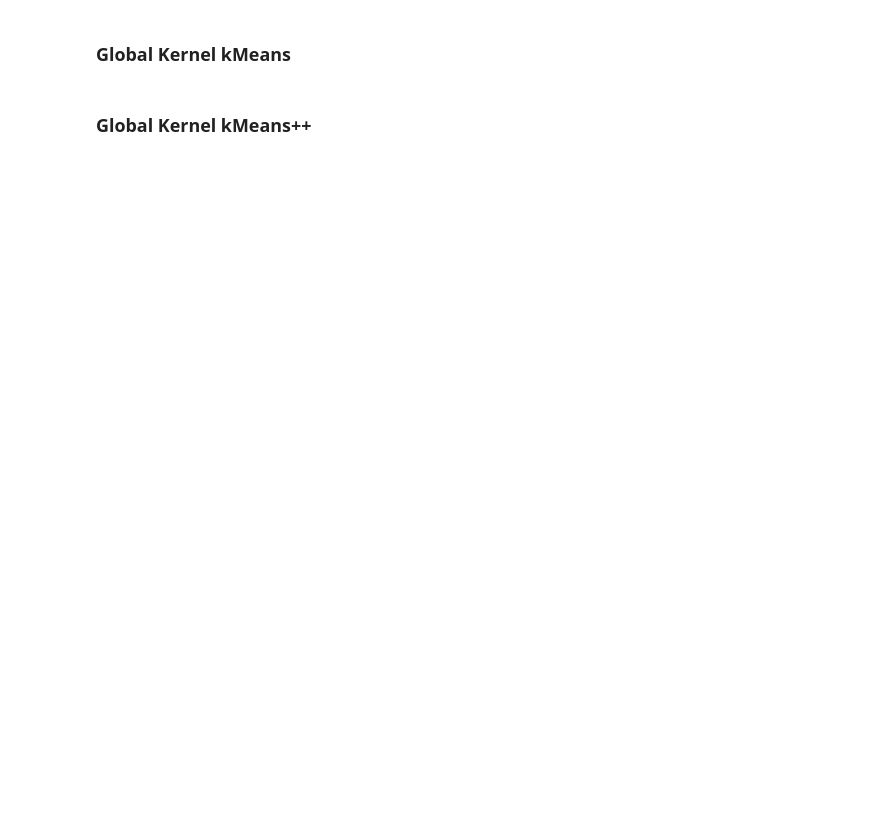
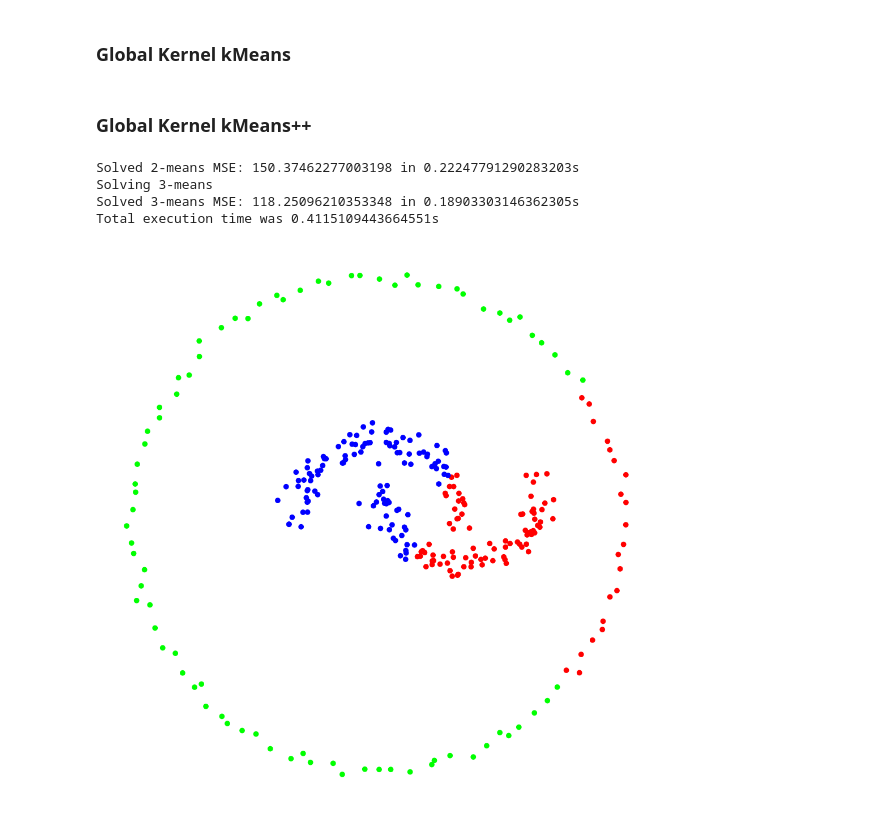
Before and after one commit to gvardakas/global-kernel-k-means-pp, a Jupyter notebook: Kernel k-means.ipynb, the cells around one changed output. Cells and saved outputs as stored; diff of their text form; code cells hidden in the pictures; blank space fills up the shorter version.

Commit message:
Update Rings and ipynb
Update Rings and ipynb and add gamma

```diff
--- a/Kernel k-means.ipynb
+++ b/Kernel k-means.ipynb
@@ -91,11 +80,20 @@ if (three_rings_is_enabled):
 ### 1 Ring with 2 Gaussians Inside
 # %%
 if(one_ring_with_two_gaussians_is_enabled):
-    colors = ['purple', 'orange', 'blue', 'red', 'green', 'lime']
+    rings = Rings()
+    centers_coordinates = [(0, 0), (20, 0)]
+    X, y = rings.make_multiple_rings_with_gaussians(centers_coordinates, n_samples=50, radius=5, noise=0.0, gaussian_samples=30)
+    X, y = rings.make_spiral(n_samples=100, noise=0.0, n_turns=1)
 
-    rings = Rings(colors)
-    centers_coordinates = [(5, 5), (-5, 5)]
-    X, y = rings.make_multiple_rings_with_gaussians(centers_coordinates, n_samples=100, radius=3, noise=0.0, gaussian_samples=50)
+    K = 2 #4 * len(centers_coordinates)
 
-    K = 3 * len(centers_coordinates)
-    kernel_matrix = pairwise_kernels(X, X, metric='rbf', gamma=0.5)
+    #gamma = General_Functions.calculate_gamma_scale(X)
+    #gamma = 1/X.shape[1]
+    kernel = kernels[2]
+    print(gamma)
+    kernel_matrix = pairwise_kernels(X, X, metric=kernel, gamma=gamma)
+    dataset_name = f"{int(K/3)}Rings_{int((2*K)/3)}Gaussians"
+    data_dir_path = f"Results\\{dataset_name}\\{kernel}\\{n_init}\\"
+    General_Functions().create_directory(data_dir_path)
+    visualization.plot(X, y, data_dir_path=f"{data_dir_path}Generated.png")
+    print(len(y))
@@ -113,8 +175,8 @@ if (three_rings_paper_is_enabled):
 if(graph_is_enabled):
     K = 10
     graph = Graph(n_communities=K, n_nodes_per_community=10, p_intra=1, p_inter=0.01, colors=colors)
-    dataset_name = f"Graph_nodes_per_community_{graph.n_nodes_per_community}_p_intra_{graph.p_intra}_p_inter_{graph.p_inter}"
+    dataset_name = f"Graph_NPC_{graph.n_nodes_per_community}_PIntra_{graph.p_intra}_PInter_{graph.p_inter}"
     graph.create_adj_matrix()
     kernel_matrix = graph.adj_matrix = pairwise_kernels(graph.adj_matrix, graph.adj_matrix, metric='linear')
     data_dir_path = f"Results\\{dataset_name}\\{kernel}\\{n_init}\\"
-    General_Functions().create_directory(data_dir_path)
+    General_Functions.create_directory(data_dir_path)
@@ -133,7 +192,8 @@ if (real_dataset_is_enabled):
     print('Date Number is:', len(y))
     print('Data_Shape is:', input_dim)
     K = len(np.unique(y))
-    kernel_matrix = pairwise_kernels(X, X, metric=kernel, gamma=gamma)
+    gamma = General_Functions.calculate_gamma_scale(X)
+    kernel_matrix = pairwise_kernels(X, X, metric=kernel)
     data_dir_path = f"Results\\{dataset_name}\\{kernel}\\{n_init}\\"
     General_Functions().create_directory(data_dir_path)
     K = 50
@@ -174,7 +234,7 @@ if(kernelKMeansPP_is_enabled):
             if graph_is_enabled:
                 graph.plot_clusters(kernelKMeans.labels_)
             else:
-                visualization.plot_tsne(X, y, data_dir_path=data_dir_path + "KernelKMeans_" + init)
+                visualization.plot(X, kernelKMeans.labels_, data_dir_path=data_dir_path + "KernelKMeans_" + init)
 
         n_iters_[K] = sum(kernelKMeans.n_iters_.values())
         execution_times_[K] = sum(kernelKMeans.execution_times_.values())
@@ -202,13 +260,19 @@ if(globalKernelKMeans_is_enabled):
 # %%
 if(globalKernelKMeansPP_is_enabled):
     sampling_methods = ["sequential", "batch"]
     sampling = sampling_methods[0]
-    globalKernelKMeansPP = GlobalKernelKMeansPP(n_clusters=K, kernel_matrix=kernel_matrix, n_candidates=n_candidates, sampling=sampling, data_dir_path=f"{data_dir_path}GlobalKernelKMeans_Dataset_{dataset_name}_Sampling_{sampling}_Kernel_{kernel}_K_{K}_Inits_{n_init}_Results.csv", verbose=1)
+    globalKernelKMeansPP = GlobalKernelKMeansPP(n_clusters=K, kernel_matrix=kernel_matrix, n_candidates=30, sampling=sampling, data_dir_path=f"{data_dir_path}GlobalKernelKMeans_Dataset_{dataset_name}_Sampling_{sampling}_Kernel_{kernel}_K_{K}_Inits_{n_init}_Results.csv", verbose=1)
     globalKernelKMeansPP.fit()
 
-    acc, pur, nmi, ari = evaluator.evaluate_model(y, globalKernelKMeansPP.labels_[K])
+    #acc, pur, nmi, ari = evaluator.evaluate_model(y, globalKernelKMeansPP.labels_[K])
     if(plot_is_enabled):
         if graph_is_enabled:
             graph.plot_clusters(globalKernelKMeansPP.labels_[K])
         else:
-            visualization.plot_tsne(X, y, data_dir_path=f"{data_dir_path}GlobalKernelKMeans_{sampling}_")
+            visualization.plot(X, globalKernelKMeansPP.labels_[K], data_dir_path=f"{data_dir_path}GlobalKernelKMeans_{sampling}_")
+# %% [output]
+Solved 2-means MSE: 150.37462277003198 in 0.22247791290283203s
+Solving 3-means
+Solved 3-means MSE: 118.25096210353348 in 0.18903303146362305s
+Total execution time was 0.4115109443664551s
+[figure, added]
```
Also changed, not shown: parts of 9 cells of this notebook, 3 other files.
